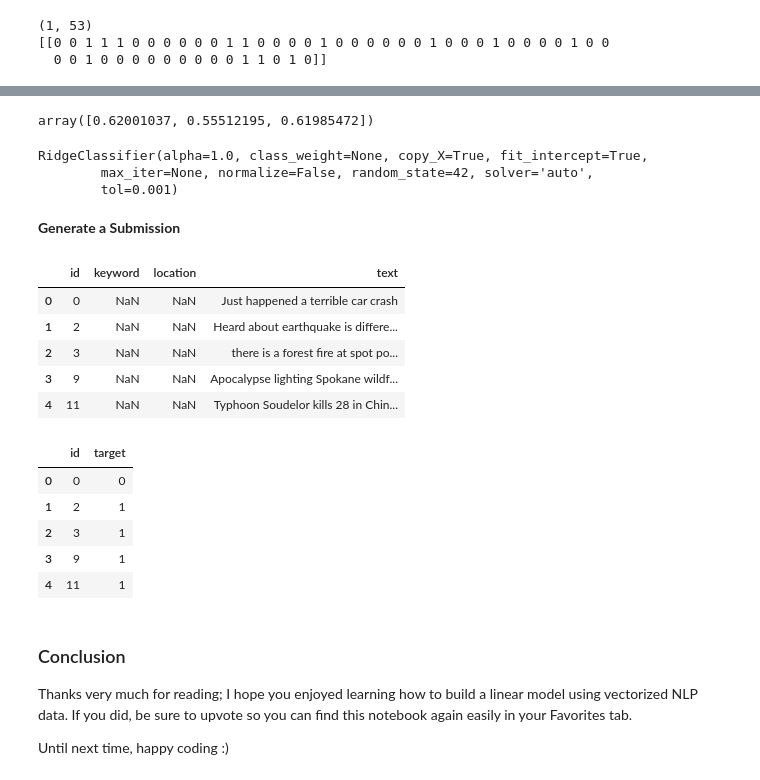
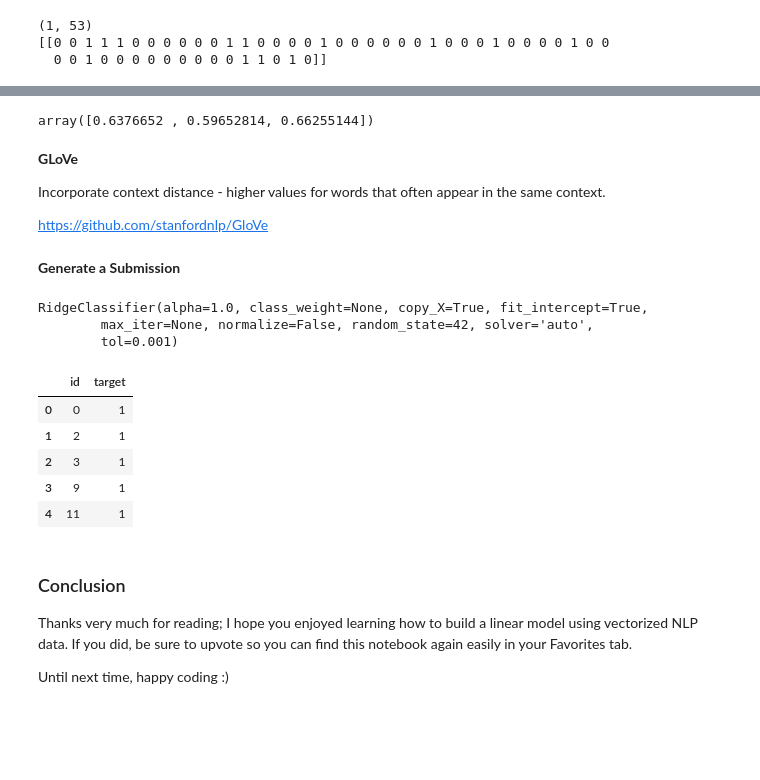
Before and after one commit to amypeniston/kaggle-competitions, a Jupyter notebook: disaster-tweets/3_Simple_Linear_Model.ipynb, the cells around one changed output, grey strips where cells are left out. Drawn from its saved outputs; the diff is of its cells as text; code cells hidden in the pictures; blank space fills up the shorter version.

Commit message:
Experimented with different word embeddings

```diff
--- a/disaster-tweets/3_Simple_Linear_Model.ipynb
+++ b/disaster-tweets/3_Simple_Linear_Model.ipynb
@@ -78,11 +141,12 @@ clf = linear_model.RidgeClassifier(random_state=SEED)
 # %%
-scores = model_selection.cross_val_score(clf, train_vectors, train["target"], cv=3, scoring="f1")
+clf = linear_model.RidgeClassifier(random_state=SEED)
+scores = model_selection.cross_val_score(clf, train_vectors_tfidf, train["target"], cv=3, scoring="f1")
 scores
 # %% [output]
-array([0.62001037, 0.55512195, 0.61985472])
+array([0.6376652 , 0.59652814, 0.66255144])
-# %%
-clf.fit(train_vectors, train["target"])
-# %% [output]
-RidgeClassifier(alpha=1.0, class_weight=None, copy_X=True, fit_intercept=True,
-        max_iter=None, normalize=False, random_state=42, solver='auto',
-        tol=0.001)
+# %% [markdown]
+**GLoVe**
+
+Incorporate context distance - higher values for words that often appear in the same context.
+
+https://github.com/stanfordnlp/GloVe
@@ -89,14 +171,11 @@ RidgeClassifier(alpha=1.0, class_weight=None, copy_X=True, fit_intercept=True,
 # %% [markdown]
 **Generate a Submission**
-# %%
-test.head()
-# %% [output]
-|  | id | keyword | location | text |
-| 0 | 0 | NaN | NaN | Just happened a terrible car crash |
-| 1 | 2 | NaN | NaN | Heard about earthquake is differe... |
-| 2 | 3 | NaN | NaN | there is a forest fire at spot po... |
-| 3 | 9 | NaN | NaN | Apocalypse lighting Spokane wildf... |
-| 4 | 11 | NaN | NaN | Typhoon Soudelor kills 28 in Chin... |
+# %%
+clf.fit(train_vectors_tfidf, train["target"])
+# %% [output]
+RidgeClassifier(alpha=1.0, class_weight=None, copy_X=True, fit_intercept=True,
+        max_iter=None, normalize=False, random_state=42, solver='auto',
+        tol=0.001)
 # %%
 def generate_submission(model, test_vectors, save=False):
     preds = model.predict(test_vectors)
@@ -104,14 +183,14 @@ def generate_submission(model, test_vectors, save=False):
     output["id"] = test["id"]
     output["target"] = preds
     if save:
-        output.to_csv("submissions/baseline-linear-model.csv", index=False)
+        output.to_csv("submissions/linear-model-tfidf.csv", index=False)
     return output
 # %%
-output = generate_submission(clf, test_vectors, True)
+output = generate_submission(clf, test_vectors_tfidf, True)
 output.head()
 # %% [output]
 |  | id | target |
-| 0 | 0 | 0 |
+| 0 | 0 | 1 |
 | 1 | 2 | 1 |
 | 2 | 3 | 1 |
 | 3 | 9 | 1 |
```
Also changed, not shown: parts of 18 cells of this notebook, 2 other files.
